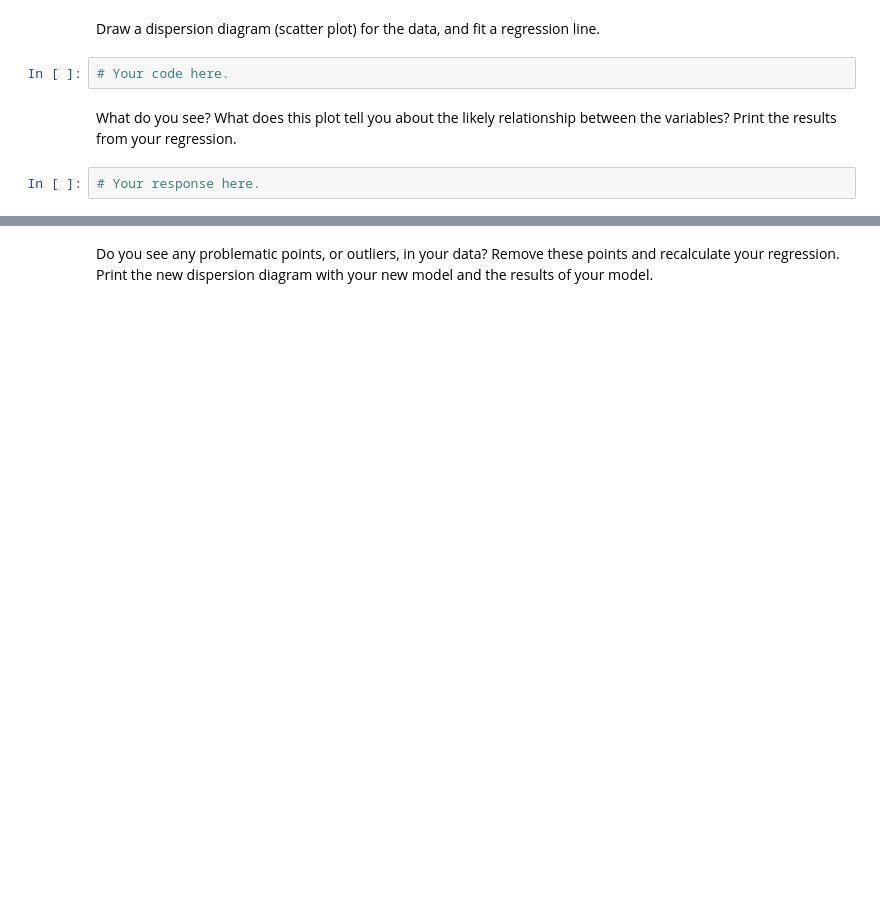
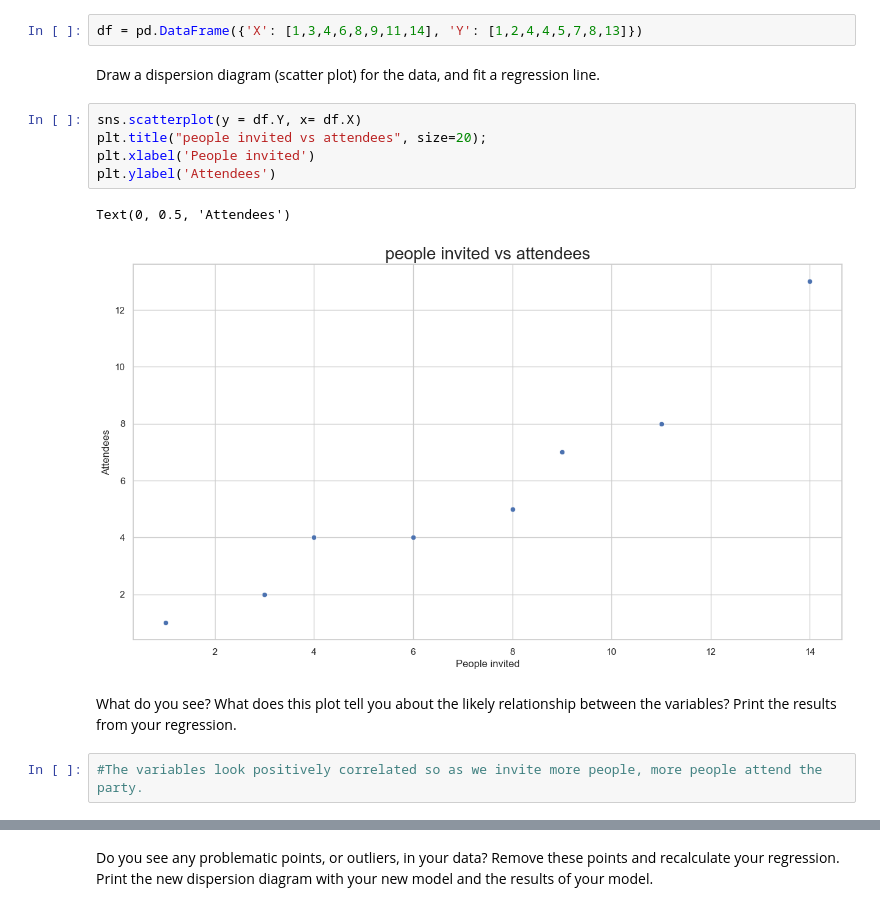
Before and after one commit to Ironhack-data-bcn-oct-2023/lab-regression-analysis, a Jupyter notebook: your-code.ipynb, the cells around one changed output, grey strips where cells are left out. Cells and saved outputs as stored; diff of their text form; blank space fills up the shorter version.

```diff
--- a/your-code.ipynb
+++ b/your-code.ipynb
@@ -96,8 +184,16 @@ First, build a dataframe with the data.
+# %%
+df = pd.DataFrame({'X': [1,3,4,6,8,9,11,14], 'Y': [1,2,4,4,5,7,8,13]})
 # %% [markdown]
 Draw a dispersion diagram (scatter plot) for the data, and fit a regression line.
-# %%
-# Your code here.
+# %%
+sns.scatterplot(y = df.Y, x= df.X)
+plt.title("people invited vs attendees", size=20);
+plt.xlabel('People invited')
+plt.ylabel('Attendees')
+# %% [output]
+Text(0, 0.5, 'Attendees')
+[figure, added]
 # %% [markdown]
 What do you see? What does this plot tell you about the likely relationship between the variables? Print the results from your regression.
-# %%
-# Your response here.
+# %%
+#The variables look positively correlated so as we invite more people, more people attend the party.
```
Also changed, not shown: parts of 37 cells of this notebook.
